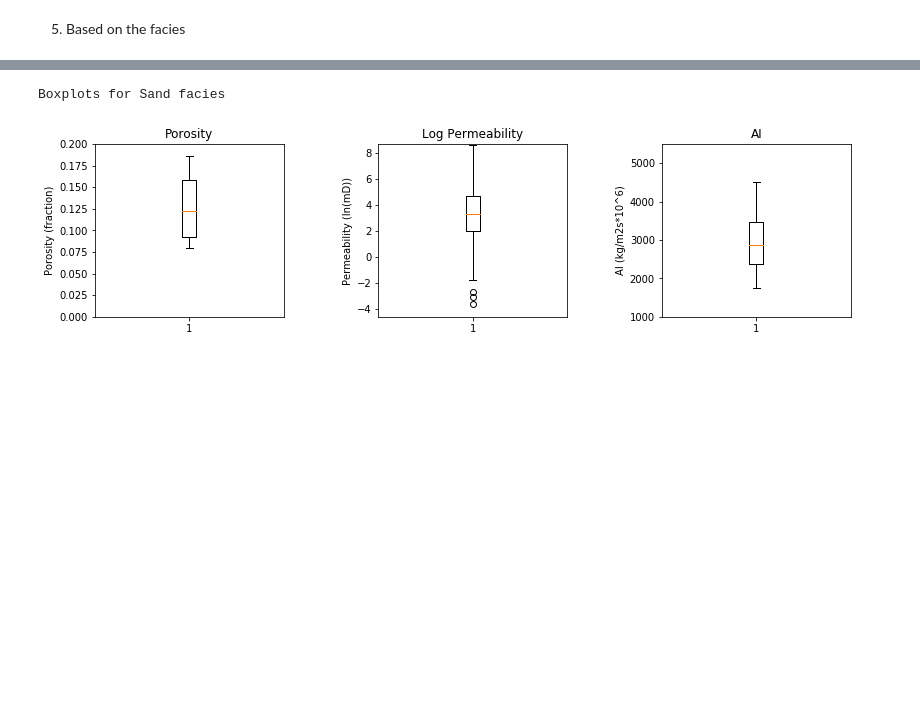
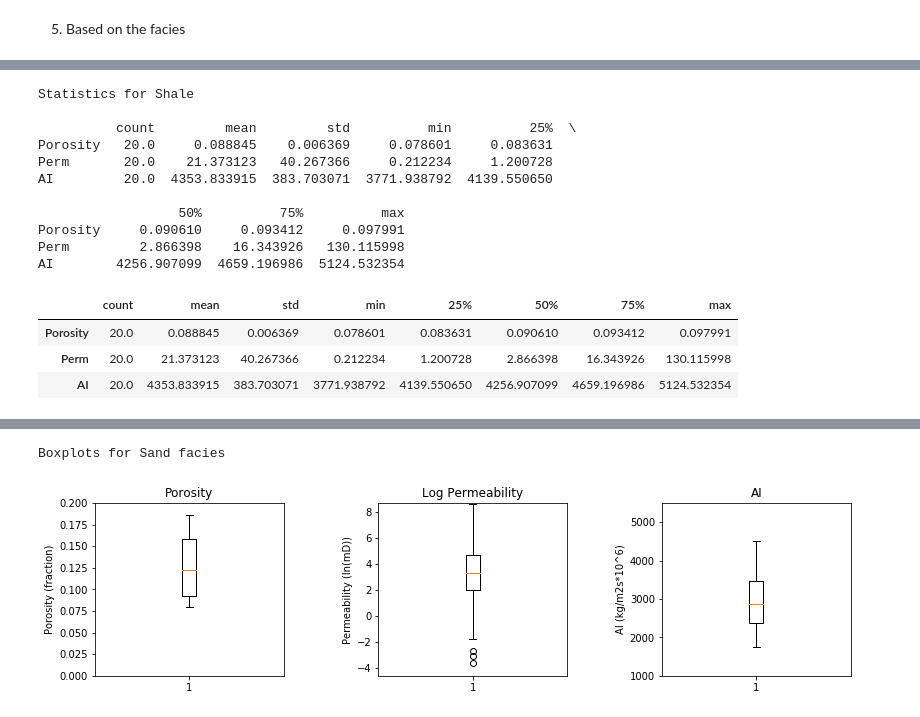
Before and after one commit to geomodeller/GS_1, a Jupyter notebook: Team_4_Project_1.ipynb, the cells around one changed output, grey strips where cells are left out. Drawn from its saved outputs; the diff is of its cells as text; code cells hidden in the pictures; blank space fills up the shorter version.

```diff
--- a/Team_4_Project_1.ipynb
+++ b/Team_4_Project_1.ipynb
@@ -374,3 +374,23 @@ AI        4256.907100  4659.196986  5124.532354
+# %%
+print('\n\nStatistics for Shale\n')
+print(df_shale.iloc[:,3:6].describe().transpose())
+df_shale.describe().transpose().iloc[3:6]
+# %% [output]
+Statistics for Shale
+
+          count         mean         std          min          25%  \
+Porosity   20.0     0.088845    0.006369     0.078601     0.083631
+Perm       20.0    21.373123   40.267366     0.212234     1.200728
+AI         20.0  4353.833915  383.703071  3771.938792  4139.550650
+
+                  50%          75%          max
+Porosity     0.090610     0.093412     0.097991
+Perm         2.866398    16.343926   130.115998
+AI        4256.907099  4659.196986  5124.532354
+|  | count | mean | std | min | 25% | 50% | 75% | max |
+| Porosity | 20.0 | 0.088845 | 0.006369 | 0.078601 | 0.083631 | 0.090610 | 0.093412 | 0.097991 |
+| Perm | 20.0 | 21.373123 | 40.267366 | 0.212234 | 1.200728 | 2.866398 | 16.343926 | 130.115998 |
+| AI | 20.0 | 4353.833915 | 383.703071 | 3771.938792 | 4139.550650 | 4256.907099 | 4659.196986 | 5124.532354 |
 # %%
 # Location Map
 plt.clf()
```
Also changed, not shown: parts of 13 cells of this notebook.
